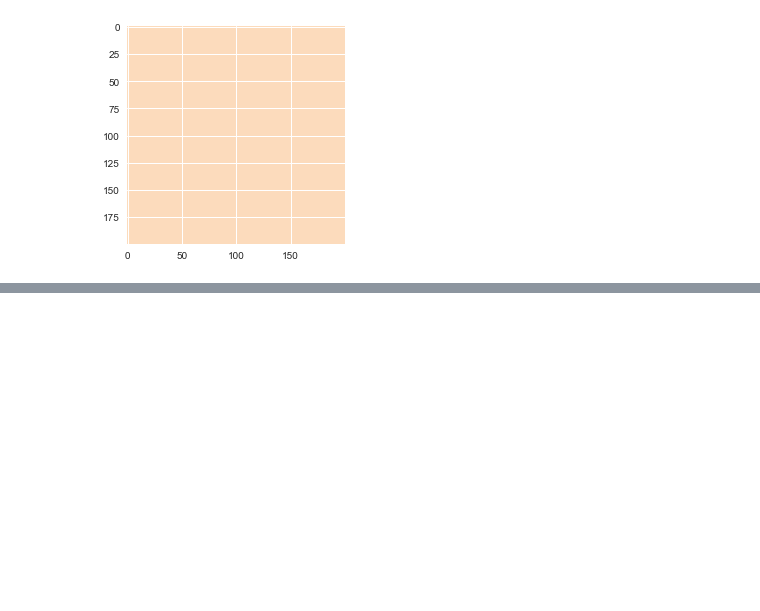
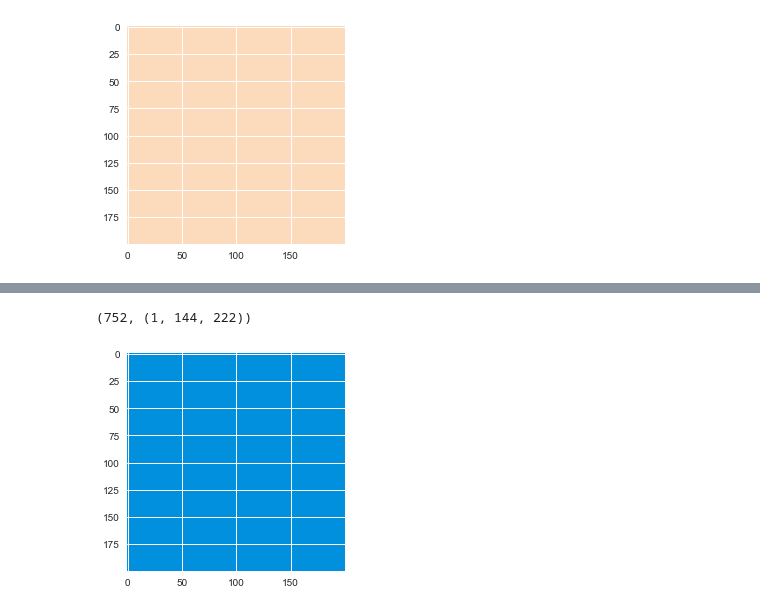
Before and after one commit to christian7137/MovieDataset, a Jupyter notebook: MovieNB_1.ipynb, the cells around one changed output, grey strips where cells are left out. Saved outputs shown, nothing was run; the diff lists cells and outputs as text; code cells hidden in the pictures; blank space fills up the shorter version.

```diff
--- a/MovieNB_1.ipynb
+++ b/MovieNB_1.ipynb
@@ -322,0 +330,5 @@ most_frequent_colour(img)
+# %%
+most_frequent_colour(img)
+# %% [output]
+(752, (1, 144, 222))
+[figure, added]
```
Also changed, not shown: parts of 4 cells of this notebook.
